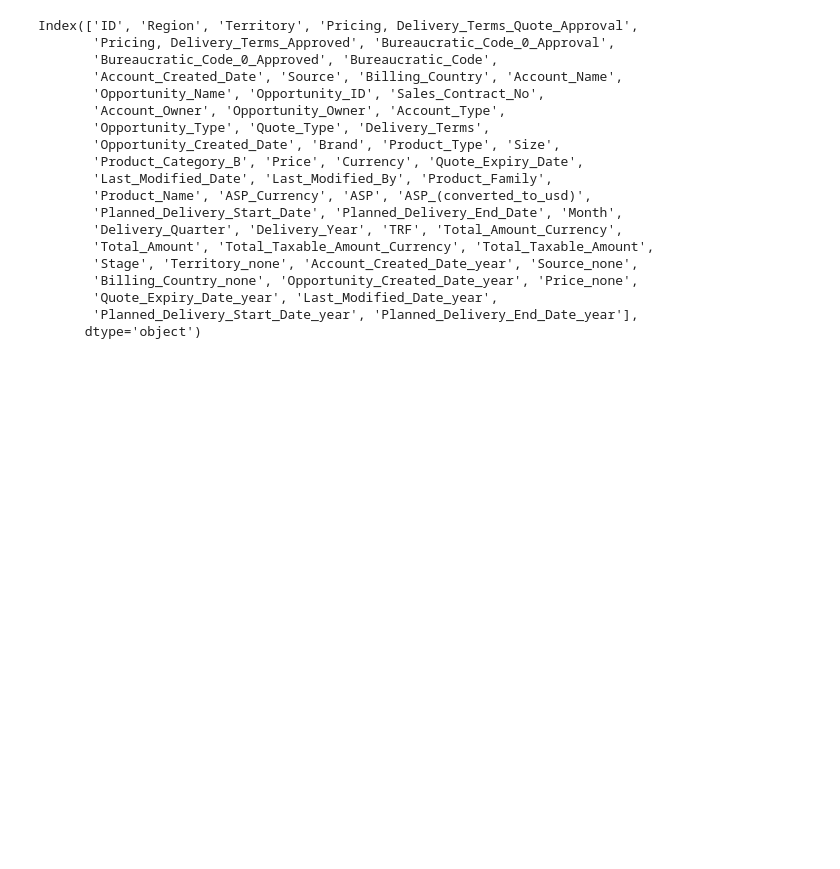
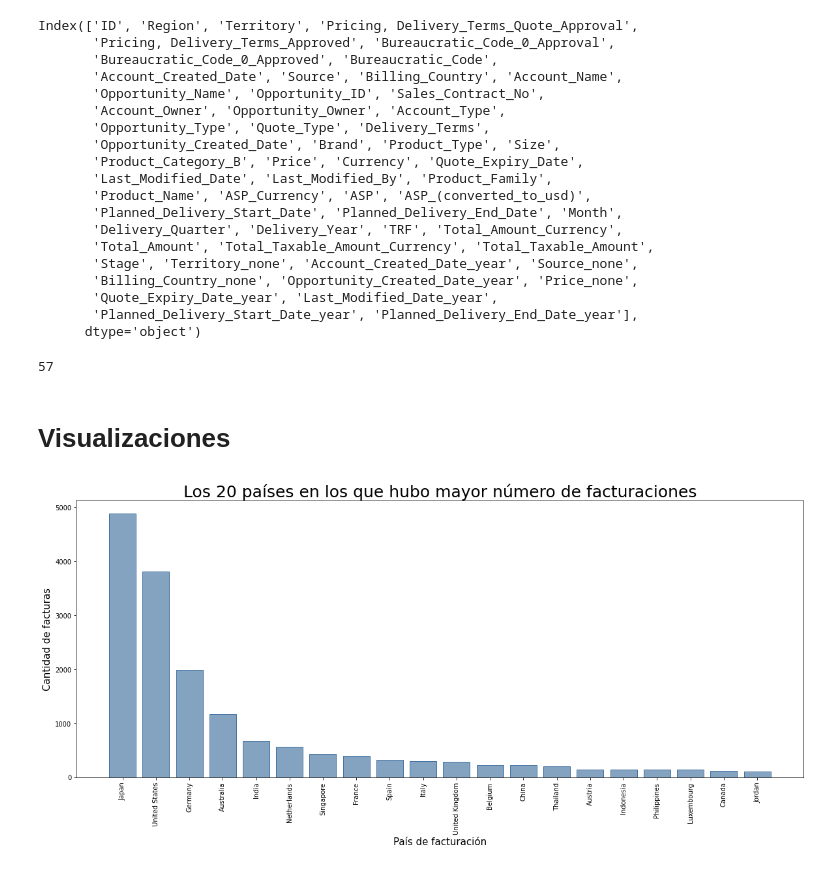
Before and after one commit to ariel55/summerdata_visuchallenge, a Jupyter notebook: 001VisuChallenge_analisis_columnas.ipynb, the cells around one changed output. Cells and saved outputs as stored; diff of their text form; code cells hidden in the pictures; blank space fills up the shorter version.

```diff
--- a/001VisuChallenge_analisis_columnas.ipynb
+++ b/001VisuChallenge_analisis_columnas.ipynb
@@ -36,7 +42,7 @@ data.head()
 # renombro columnas
 data.rename(columns={'Source ':'Source', 'Pricing, Delivery_Terms_Quote_Appr':'Pricing, Delivery_Terms_Quote_Approval', 'ASP_(converted)':'ASP_(converted_to_usd)'}, inplace=True)
 
-# 1 - Elimino la columna 'Submitted_for_Approval' porque todos sus valores son iguales a
+# 1 - Elimino la columna 'Submitted_for_Approval' porque todos sus valores son iguales a 0
 # 2 - Elimino la columna 'Last_Activity' porque todos sus valores son iguales a NaT
 # 3 - Elimino la columna 'ASP_(converted)_Currency' porque todos sus valores son iguales a USD
 # 4 - Elimino la columna 'Actual_Delivery_Date' porque todos sus valores son iguales a NaT
@@ -51,9 +57,8 @@ data['Last_Modified_Date']          = pd.to_datetime(data['Last_Modified_Date'],
 data['Planned_Delivery_Start_Date'] = pd.to_datetime(data['Planned_Delivery_Start_Date'], format='%m/%d/%Y', errors='coerce')
 data['Planned_Delivery_End_Date']   = pd.to_datetime(data['Planned_Delivery_End_Date'], format='%m/%d/%Y', errors='coerce')
 
-#se elimina la fila con Planned_Delivery_End_Date=2208-12-31 (TODO ¿eliminar o nullear?)
-data = data.drop(data[data['Planned_Delivery_End_Date']=='2208-12-31'].index)
-
+#se cambia el registro Planned_Delivery_End_Date=2208-12-31 por tener fecha invalida
+data.loc[data['Planned_Delivery_End_Date']=='12/31/2208', ['Planned_Delivery_End_Date']] = '12/31/2018'
 data.head()
 # %% [output]
 |  | ID | Region | Territory | Pricing, Delivery_Terms_Quote_App... | Pricing, Delivery_Terms_Approved | Bureaucratic_Code_0_Approval | ... |
@@ -654,3 +671,38 @@ Index(['ID', 'Region', 'Territory', 'Pricing, Delivery_Terms_Quote_Approval',
        'Quote_Expiry_Date_year', 'Last_Modified_Date_year',
        'Planned_Delivery_Start_Date_year', 'Planned_Delivery_End_Date_year'],
       dtype='object')
+# %%
+len(data.columns)
+# %% [output]
+57
+# %% [markdown]
+# Visualizaciones
+# %%
+country = data["Billing_Country"].value_counts().to_frame().reset_index()
+country_20 = country.nlargest(20, "Billing_Country")
+# %%
+plt.figure(figsize=(20,10))
+
+# Choose the height of the bars
+height = list(country_20["Billing_Country"])
+
+# Choose the names of the bars
+bars = list(country_20["index"])
+y_pos = np.arange(len(bars))
+
+# Create bars
+plt.bar(y_pos, height, color=(0.2, 0.4, 0.6, 0.6), edgecolor=(0.2, 0.4, 0.6, 0.9))
+
+# Rotation of the bars names
+plt.xticks(y_pos, bars, rotation=90)
+
+# Custom the subplot layout
+plt.subplots_adjust(bottom=0.4, top=0.99)
+plt.xlabel('País de facturación',fontsize=15)
+plt.ylabel('Cantidad de facturas',fontsize=15)
+plt.title("Los 20 países en los que hubo mayor número de facturaciones",fontsize=25)
+
+# Show graphic
+plt.show()
+# %% [output]
+[figure, added]
```
Also changed, not shown: parts of 55 cells of this notebook.
